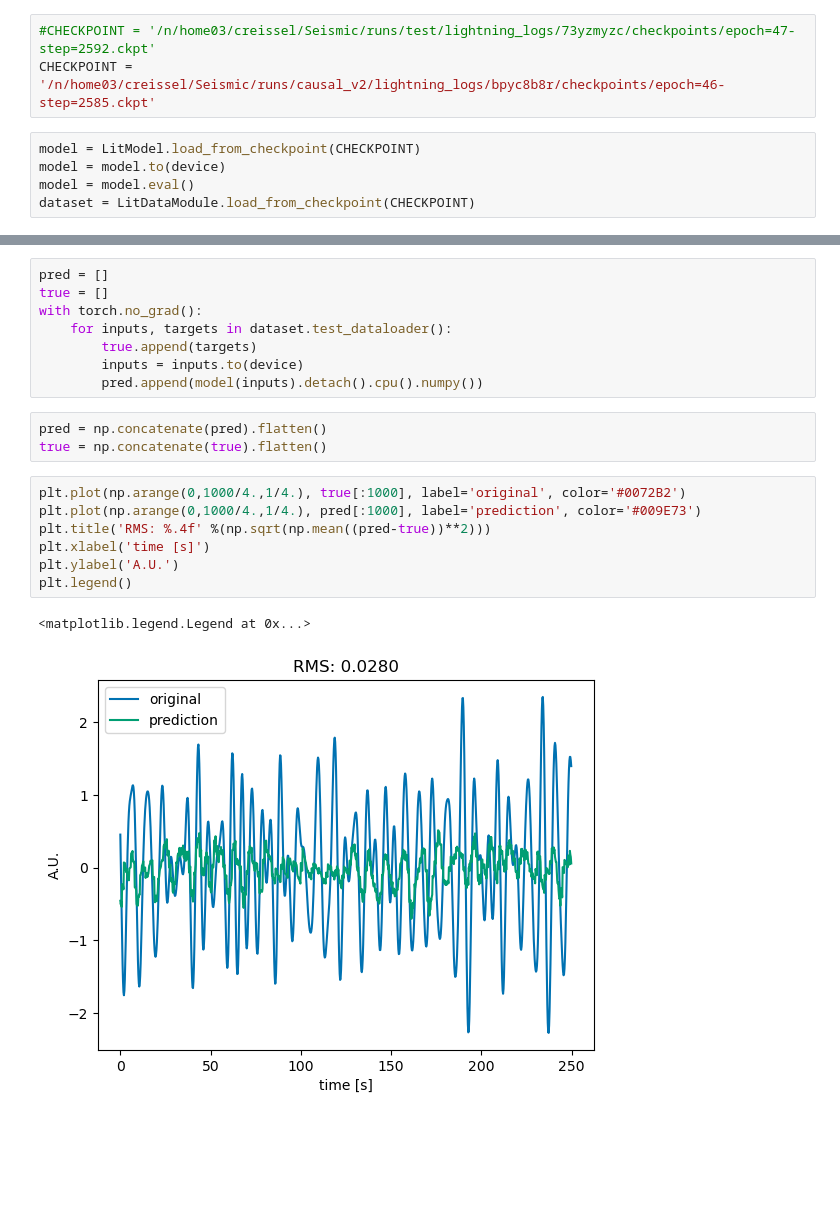
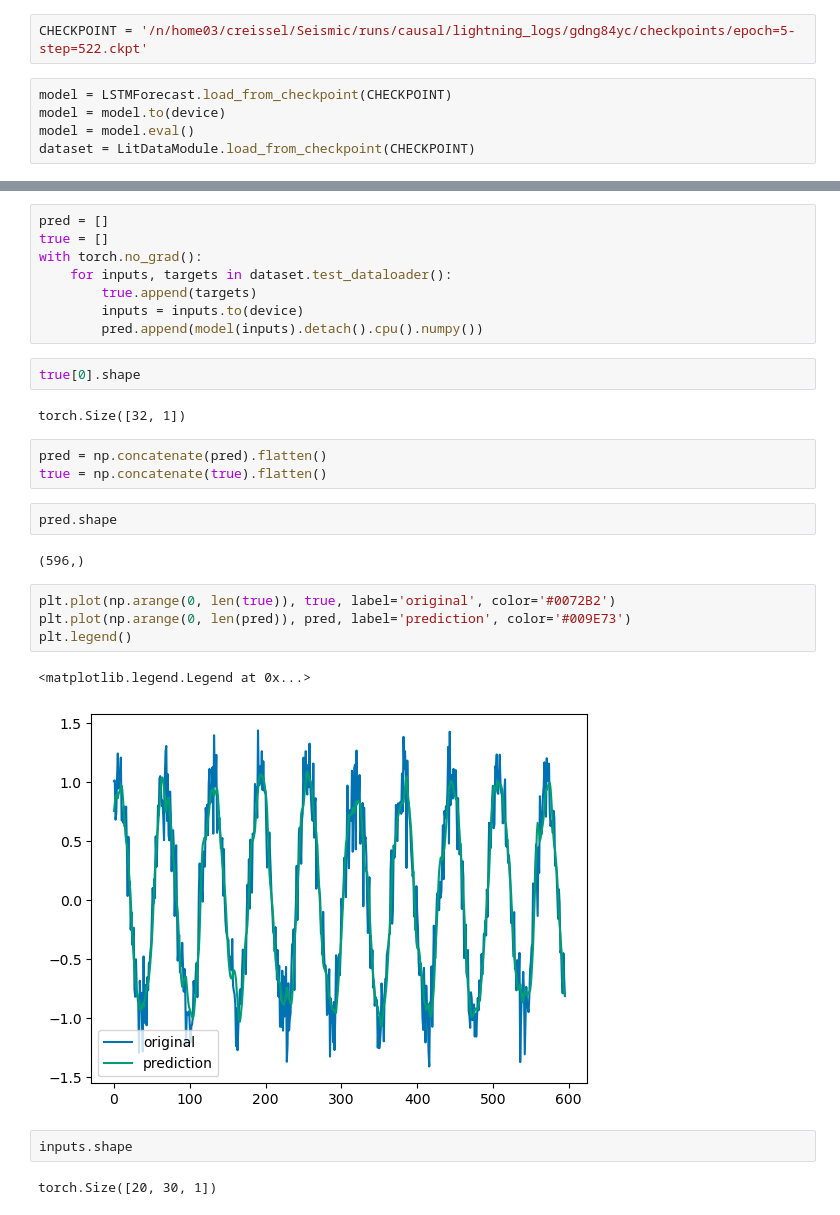
Before and after one commit to chreissel/ML4Seismic, a Jupyter notebook: eval-causal.ipynb, the cells around one changed output, grey strips where cells are left out. Saved outputs shown, nothing was run; the diff lists cells and outputs as text; blank space fills up the shorter version.

Commit message:
random tests causality #2

```diff
--- a/eval-causal.ipynb
+++ b/eval-causal.ipynb
@@ -14,8 +17,7 @@ import matplotlib.pyplot as plt
 # %%
-#CHECKPOINT = '/n/home03/creissel/Seismic/runs/test/lightning_logs/73yzmyzc/checkpoints/epoch=47-step=2592.ckpt'
-CHECKPOINT = '/n/home03/creissel/Seismic/runs/causal_v2/lightning_logs/bpyc8b8r/checkpoints/epoch=46-step=2585.ckpt'
+CHECKPOINT = '/n/home03/creissel/Seismic/runs/causal/lightning_logs/gdng84yc/checkpoints/epoch=5-step=522.ckpt'
 # %%
-model = LitModel.load_from_checkpoint(CHECKPOINT)
+model = LSTMForecast.load_from_checkpoint(CHECKPOINT)
 model = model.to(device)
 model = model.eval()
 dataset = LitDataModule.load_from_checkpoint(CHECKPOINT)
@@ -29,16 +29,25 @@ with torch.no_grad():
         true.append(targets)
         inputs = inputs.to(device)
         pred.append(model(inputs).detach().cpu().numpy())
+# %%
+true[0].shape
+# %% [output]
+torch.Size([32, 1])
 # %%
 pred = np.concatenate(pred).flatten()
 true = np.concatenate(true).flatten()
+# %%
+pred.shape
+# %% [output]
+(596,)
 # %%
-plt.plot(np.arange(0,1000/4.,1/4.), true[:1000], label='original', color='#0072B2')
-plt.plot(np.arange(0,1000/4.,1/4.), pred[:1000], label='prediction', color='#009E73')
-plt.title('RMS: %.4f' %(np.sqrt(np.mean((pred-true))**2)))
-plt.xlabel('time [s]')
-plt.ylabel('A.U.')
+plt.plot(np.arange(0, len(true)), true, label='original', color='#0072B2')
+plt.plot(np.arange(0, len(pred)), pred, label='prediction', color='#009E73')
 plt.legend()
 # %% [output]
 <matplotlib.legend.Legend at 0x...>
-[figure, old version]
+[figure, new version]
+# %%
+inputs.shape
+# %% [output]
+torch.Size([20, 30, 1])
```
Also changed, not shown: parts of 2 cells of this notebook, 3 other files.
